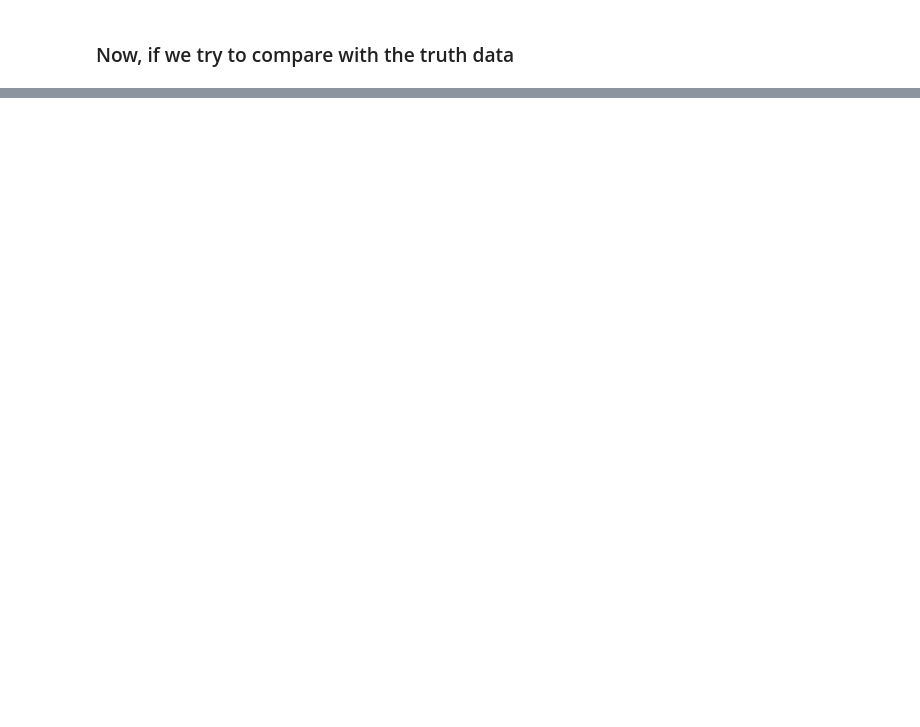
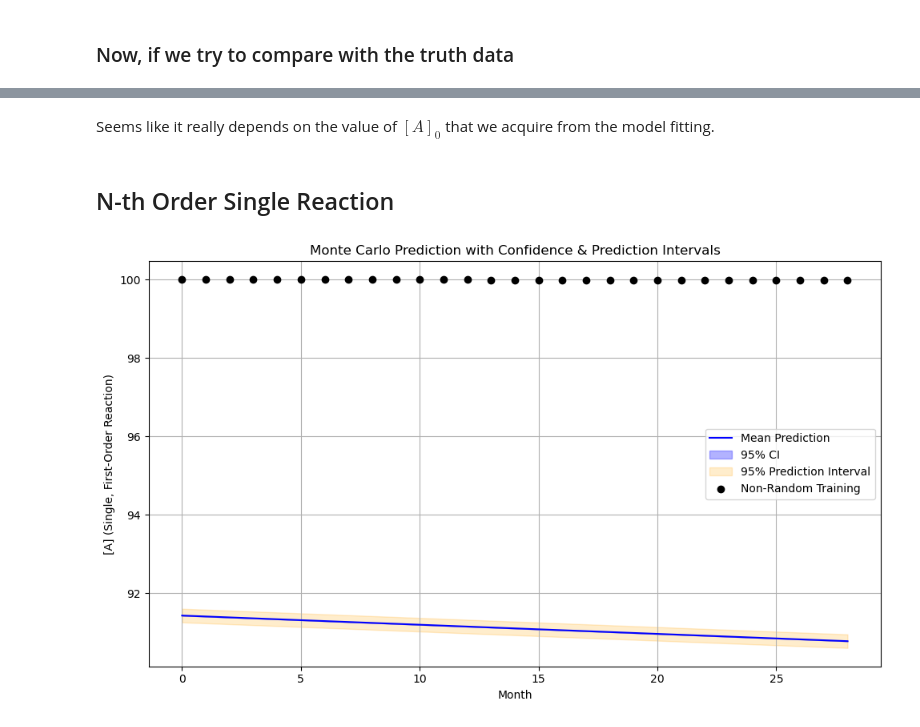
Before and after one commit to louiswids/skripsi, a Jupyter notebook: reproduce_simulation.ipynb, the cells around one changed output, grey strips where cells are left out. Drawn from its saved outputs; the diff is of its cells as text; code cells hidden in the pictures; blank space fills up the shorter version.

```diff
--- a/reproduce_simulation.ipynb
+++ b/reproduce_simulation.ipynb
@@ -323,0 +339,4 @@ plt.show()
+# %% [markdown]
+Seems like it really depends on the value of $[A]_0$ that we acquire from the model fitting.
+# %% [markdown]
+## N-th Order Single Reaction
@@ -323,0 +399,24 @@ plt.show()
+# %%
+confidence_width_A_n = []
+confidence_width_B_n = []
+mean_pred_A_n = []
+mean_pred_B_n = []
+mean_pred_A_n.append(np.mean(A_preds_single_n, axis = 1))
+mean_pred_B_n.append(np.mean(B_preds_single_n, axis = 1))
+for i in range (N_MONTHS):
+    lower_bound_A_n = np.percentile(A_preds_single_n[i], 2.5)
+    upper_bound_A_n = np.percentile(A_preds_single_n[i], 97.5)
+    confidence_width_A_n.append(upper_bound_A_n - lower_bound_A_n)
+
+    lower_bound_B_n = np.percentile(B_preds_single_n[i], 2.5)
+    upper_bound_B_n = np.percentile(B_preds_single_n[i], 97.5)
+    confidence_width_B_n.append(upper_bound_B_n - lower_bound_B_n)
+# %%
+t_score = t.ppf(0.975, deg_freedom)
+prediction_width_A_n = np.sqrt(np.power(confidence_width_A_n,2) + (t_score * rmse_single_n)**2)
+prediction_width_B_n = np.sqrt(np.power(confidence_width_B_n,2) + (t_score * rmse_single_n)**2)
+# %%
+ci_lower_A_n = mean_pred_A_n - (np.array(confidence_width_A_n) / 2)
+ci_upper_A_n = mean_pred_A_n + (np.array(confidence_width_A_n) / 2)
+pi_lower_A_n = mean_pred_A_n - (np.array(prediction_width_A_n) / 2)
+pi_upper_A_n = mean_pred_A_n + (np.array(prediction_width_A_n) / 2)
@@ -323,0 +428,19 @@ plt.show()
+# %%
+months = np.arange(N_MONTHS)
+
+plt.figure(figsize=(10, 6))
+plt.plot(months, np.array(mean_pred_A_n)[0], label='Mean Prediction', color='blue')
+plt.fill_between(months, ci_lower_A_n[0], ci_upper_A_n[0], color='blue', alpha=0.3, label='95% CI')
+plt.fill_between(months, pi_lower_A_n[0], pi_upper_A_n[0], color='orange', alpha=0.2, label='95% Prediction Interval')
+
+plt.scatter(months, preds_A_n, color='black', label='Non-Random Training', zorder=5)
+# plt.scatter(months, df_test[df_test['Temp (K)'] == 313.15]['[A]'], color='purple', label='True Data', zorder=5)
+plt.xlabel("Month")
+plt.ylabel("[A] (Single, First-Order Reaction)")
+plt.title("Monte Carlo Prediction with Confidence & Prediction Intervals")
+plt.legend()
+plt.grid(True)
+plt.tight_layout()
+plt.show()
+# %% [output]
+[figure, added]
```
Also changed, not shown: parts of 12 cells of this notebook.
